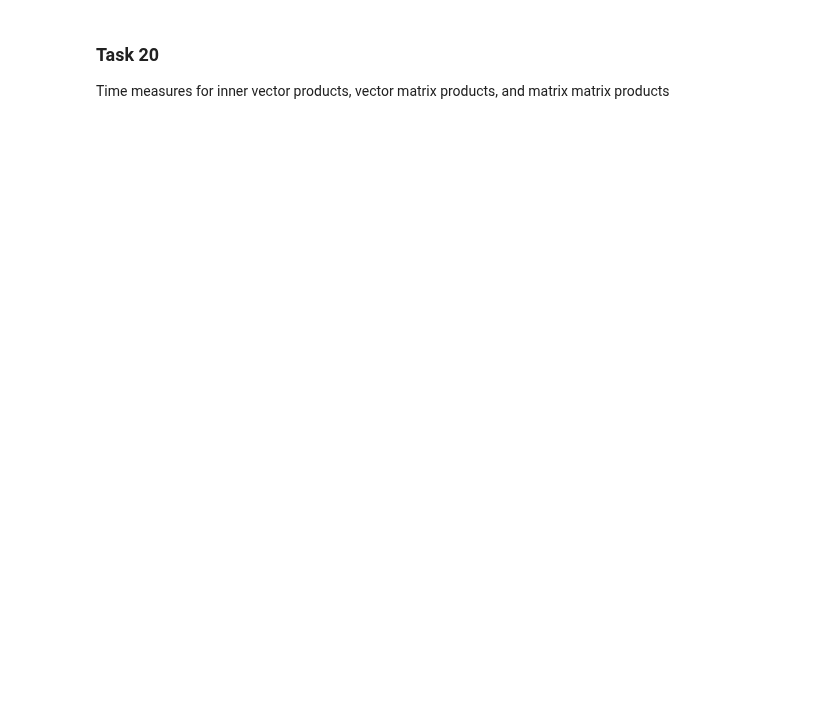
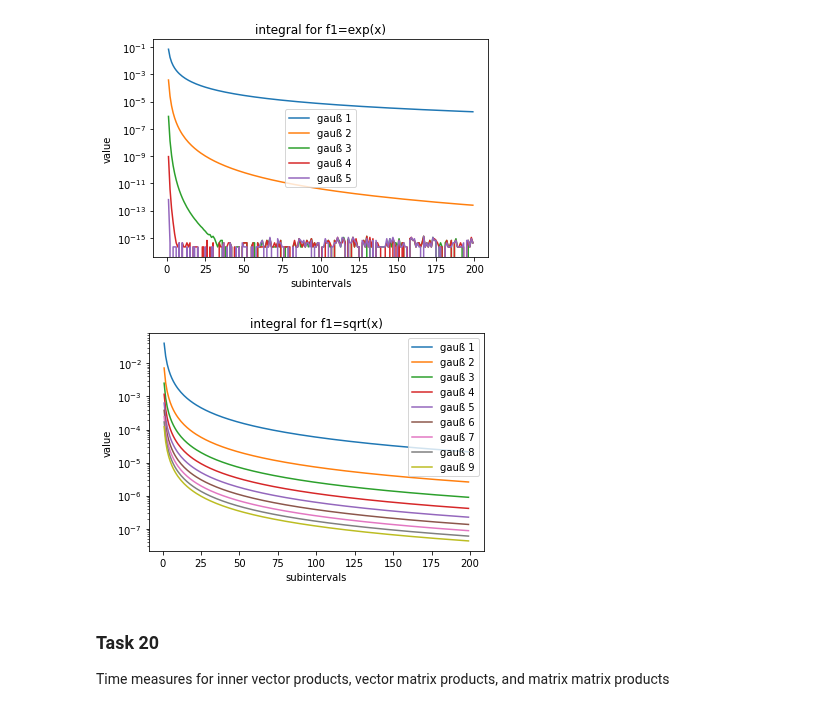
Before and after one commit to jakobtroidl/cn_exercise, a Jupyter notebook: Troidl_Ex5.ipynb, the cells around one changed output. Cells and saved outputs as stored; diff of their text form; code cells hidden in the pictures; blank space fills up the shorter version.

```diff
--- a/Troidl_Ex5.ipynb
+++ b/Troidl_Ex5.ipynb
@@ -9,3 +98,57 @@ import time
+# %%
+def num_int(f, a, b, m, c, w):
+    """
+    Numerical integration of function f
+    with composite rule given by reference points c and weights w
+    in interval [a,b] with m subintervals
+    Exercise 15
+    """
+    # step size
+    h = (b - a) / m
+    # go through each subinterval
+    sum1 = 0
+    for j in range(0,m):
+        sum2 = 0
+        x_j = a+j*h
+        # calc rule for subinterval
+        for c_, w_ in zip(c, w):
+            sum2 += w_*f(x_j+c_*h)
+        sum1 += h*sum2
+    return sum1
+
+def transform_points_weights(ref, weights):
+    ref_transformed = [0.5*(1+c) for c in ref]
+    weights_transformed = [0.5*w for w in weights]
+    return ref_transformed, weights_transformed
+
+# exp(x)
+M = 200
+for n in range(1,6):
+    ln, roots, weights = legendre_polynom(n, np.linspace(-1,1,200))
+    c, w = transform_points_weights(roots, weights)
+    plt.plot(range(1,M), [np.abs(integral1 - num_int(f1, 0, 1, m, c, w)) for m in range(1,M)], label="gauß {0}".format(n))
+plt.title("integral for f1=exp(x)")
+plt.xlabel("subintervals")
+plt.ylabel("value")
+plt.legend()
+plt.yscale("log")
+plt.show()
+
+# sqrt(x)
+M = 200
+for n in range(1,10):
+    ln, roots, weights = legendre_polynom(n, np.linspace(-1,1,200))
+    c, w = transform_points_weights(roots, weights)
+    plt.plot(range(1,M), [np.abs(integral2 - num_int(f2, 0, 1, m, c, w)) for m in range(1,M)], label="gauß {0}".format(n))
+plt.title("integral for f1=sqrt(x)")
+plt.xlabel("subintervals")
+plt.ylabel("value")
+plt.legend()
+plt.yscale("log")
+plt.show()
+# %% [output]
+[figure, added]
+[figure, added]
 # %% [markdown]
 ### Task 20
 Time measures for inner vector products, vector matrix products, and matrix matrix products
```
Also changed, not shown: parts of 14 cells of this notebook.
